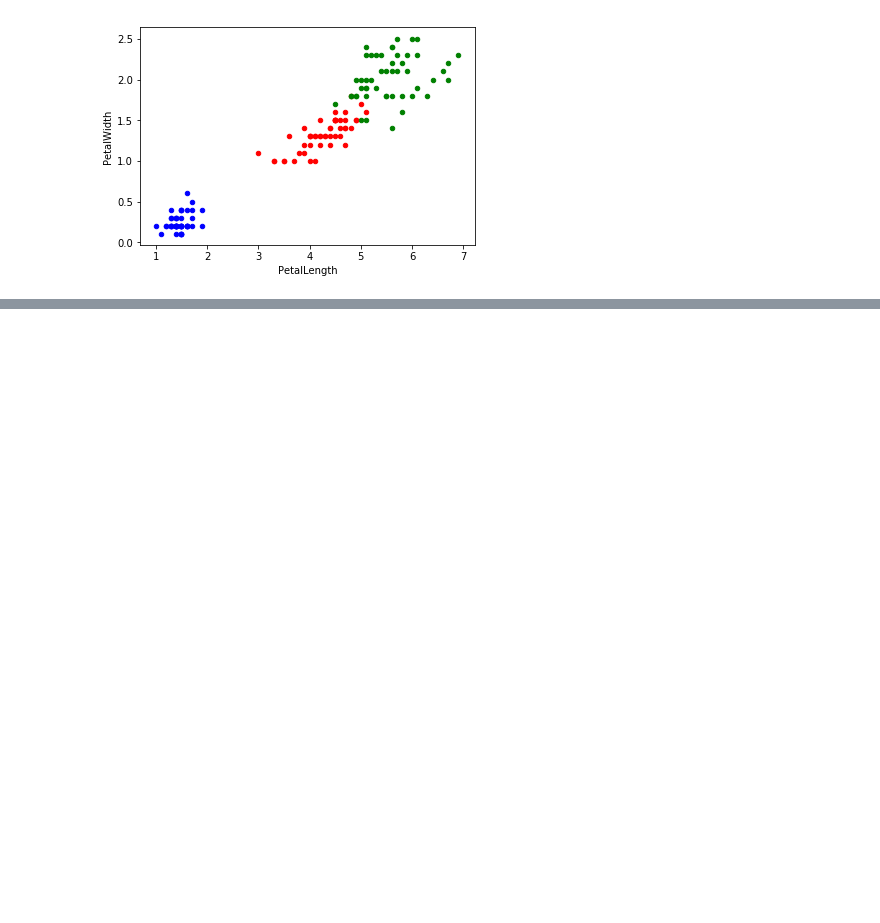
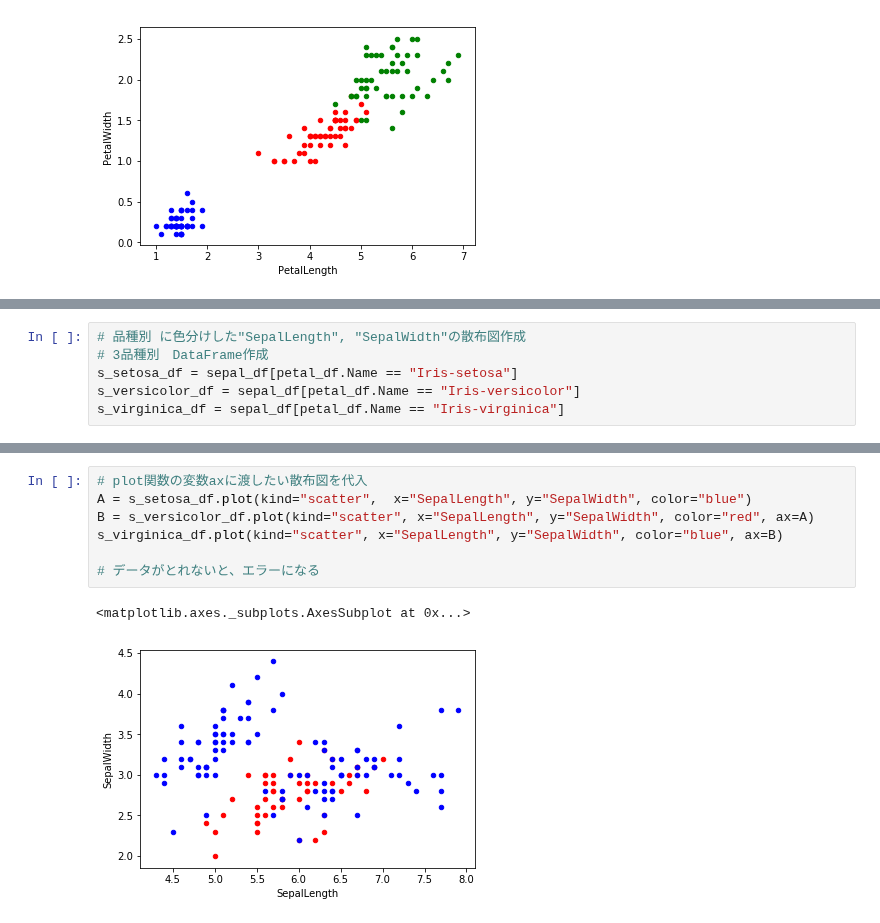
Before and after one commit to daiyomiura/study_python, a Jupyter notebook: jupyter/Pythonで学ぶビジネス分析入門2019/第4単元_データ可視化/第4単元_自分で打ち込み.ipynb, the cells around one changed output, grey strips where cells are left out. Drawn from its saved outputs; the diff is of its cells as text; blank space fills up the shorter version.

```diff
--- a/jupyter/Pythonで学ぶビジネス分析入門2019/第4単元_データ可視化/第4単元_自分で打ち込み.ipynb
+++ b/jupyter/Pythonで学ぶビジネス分析入門2019/第4単元_データ可視化/第4単元_自分で打ち込み.ipynb
@@ -89,0 +177,6 @@ C = p_virginica_df.plot(kind="scatter",  x="PetalLength", y="PetalWidth", color=
+# %%
+# 品種別 に色分けした"SepalLength", "SepalWidth"の散布図作成
+# 3品種別　DataFrame作成
+s_setosa_df = sepal_df[petal_df.Name == "Iris-setosa"]
+s_versicolor_df = sepal_df[petal_df.Name == "Iris-versicolor"]
+s_virginica_df = sepal_df[petal_df.Name == "Iris-virginica"]
@@ -89,0 +203,10 @@ C = p_virginica_df.plot(kind="scatter",  x="PetalLength", y="PetalWidth", color=
+# %%
+# plot関数の変数axに渡したい散布図を代入
+A = s_setosa_df.plot(kind="scatter",  x="SepalLength", y="SepalWidth", color="blue")
+B = s_versicolor_df.plot(kind="scatter", x="SepalLength", y="SepalWidth", color="red", ax=A)
+s_virginica_df.plot(kind="scatter", x="SepalLength", y="SepalWidth", color="blue", ax=B)
+
+# データがとれないと、エラーになる
+# %% [output]
+<matplotlib.axes._subplots.AxesSubplot at 0x...>
+[figure, added]
```
Also changed, not shown: parts of 9 cells of this notebook.
